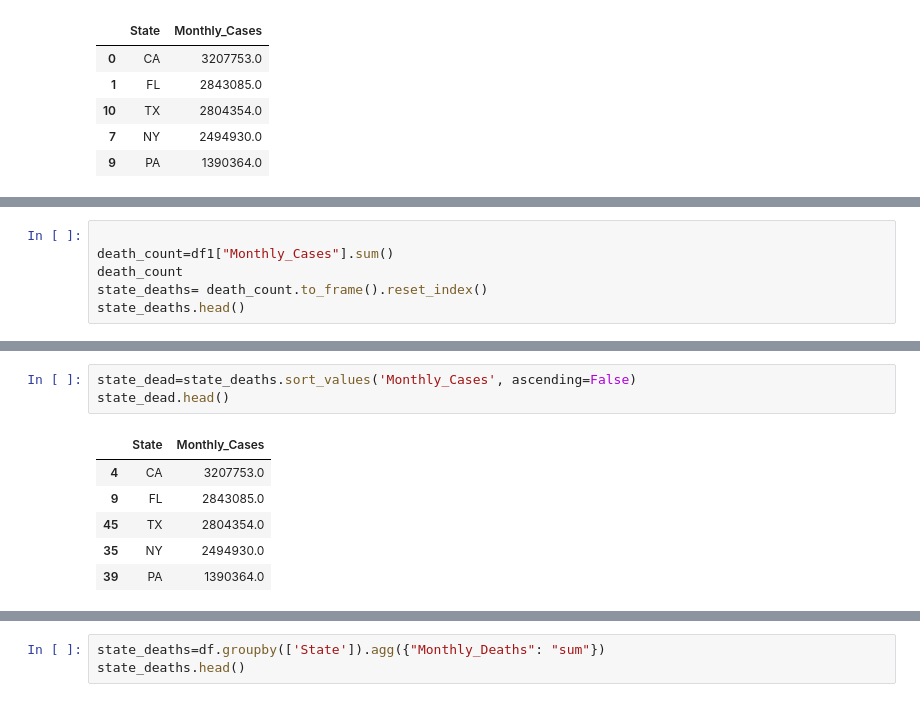
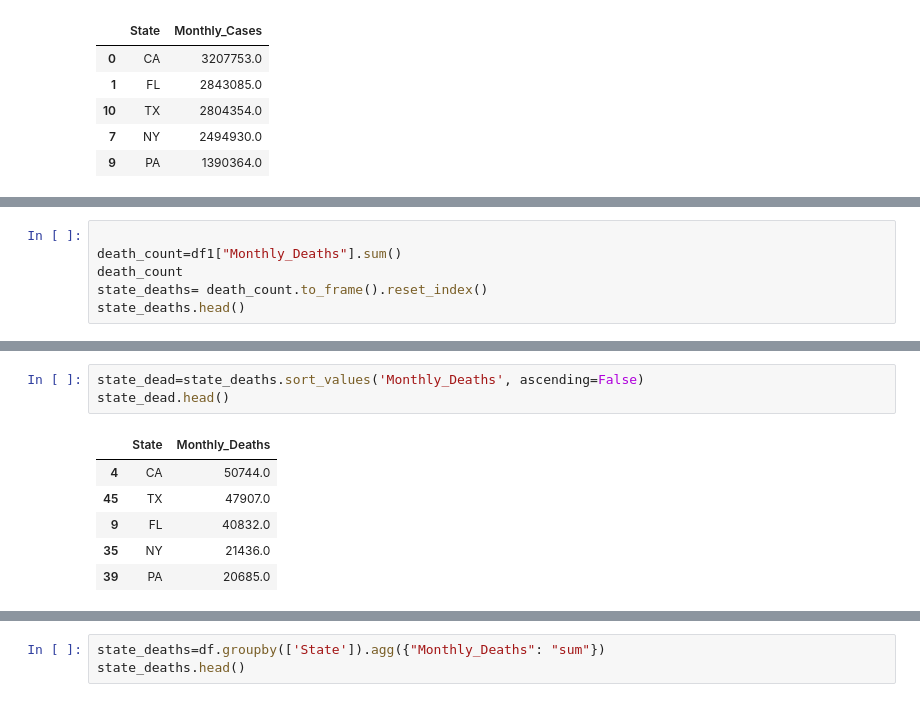
Before and after one commit to tracypoon/Group_3_Project, a Jupyter notebook: Mano/Graphs and correlation.ipynb, the cells around one changed output, grey strips where cells are left out. Cells and saved outputs as stored; diff of their text form.

```diff
--- a/Mano/Graphs and correlation.ipynb
+++ b/Mano/Graphs and correlation.ipynb
@@ -213,7 +213,7 @@ plt.show()
 [interactive output not drawn]
 # %%
 
-death_count=df1["Monthly_Cases"].sum()
+death_count=df1["Monthly_Deaths"].sum()
 death_count
 state_deaths= death_count.to_frame().reset_index()
 state_deaths.head()
@@ -257,11 +257,11 @@ The correlation between both factors is 0.94
 # %%
-state_dead=state_deaths.sort_values('Monthly_Cases', ascending=False)
+state_dead=state_deaths.sort_values('Monthly_Deaths', ascending=False)
 state_dead.head()
 # %% [output]
-|  | State | Monthly_Cases |
-| 4 | CA | 3207753.0 |
-| 9 | FL | 2843085.0 |
-| 45 | TX | 2804354.0 |
-| 35 | NY | 2494930.0 |
-| 39 | PA | 1390364.0 |
+|  | State | Monthly_Deaths |
+| 4 | CA | 50744.0 |
+| 45 | TX | 47907.0 |
+| 9 | FL | 40832.0 |
+| 35 | NY | 21436.0 |
+| 39 | PA | 20685.0 |
 # %%
```
Also changed, not shown: parts of 4 cells of this notebook, 1 other file.
